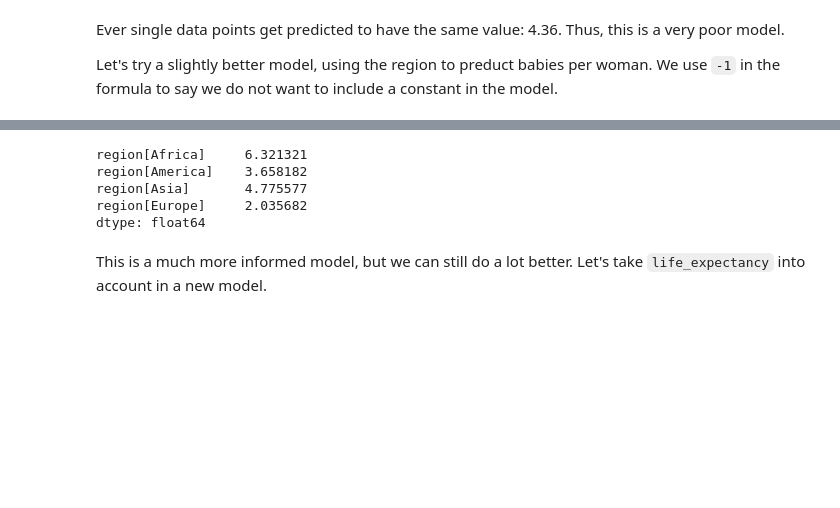
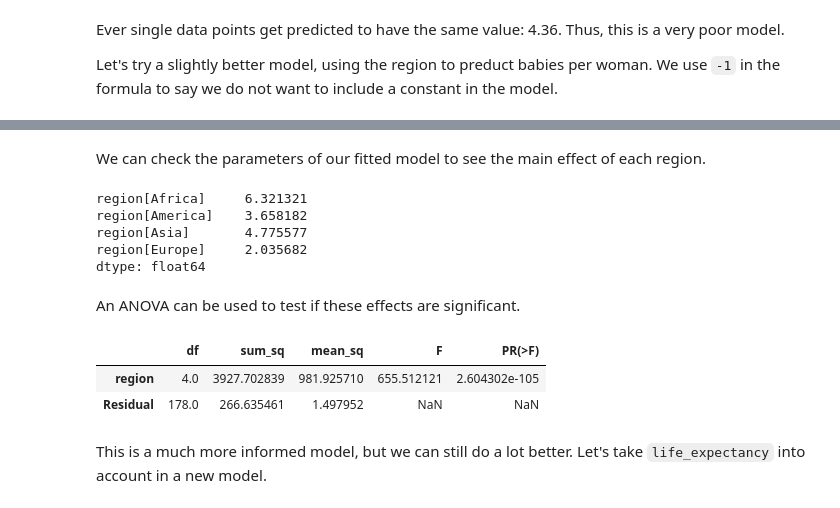
Before and after one commit to DeisData/python, a Jupyter notebook: sequential/stats.ipynb, the cells around one changed output, grey strips where cells are left out. Cells and saved outputs as stored; diff of their text form; code cells hidden in the pictures; blank space fills up the shorter version.

Commit message:
updated stats anova

```diff
--- a/sequential/stats.ipynb
+++ b/sequential/stats.ipynb
@@ -240,3 +240,5 @@ plotfit(groupmeans)
+# %% [markdown]
+We can check the parameters of our fitted model to see the main effect of each region.
 # %%
 groupmeans.params
 # %% [output]
@@ -245,6 +247,14 @@ region[America]    3.658182
 region[Asia]       4.775577
 region[Europe]     2.035682
 dtype: float64
+# %% [markdown]
+An ANOVA can be used to test if these effects are significant.
+# %%
+sm.stats.anova_lm(groupmeans)
+# %% [output]
+|  | df | sum_sq | mean_sq | F | PR(>F) |
+| region | 4.0 | 3927.702839 | 981.925710 | 655.512121 | 2.604302e-105 |
+| Residual | 178.0 | 266.635461 | 1.497952 | NaN | NaN |
 # %% [markdown]
 This is a much more informed model, but we can still do a lot better. Let's take `life_expectancy` into account in a new model.
 # %%
```
Also changed, not shown: parts of 3 cells of this notebook, 1 other file.
